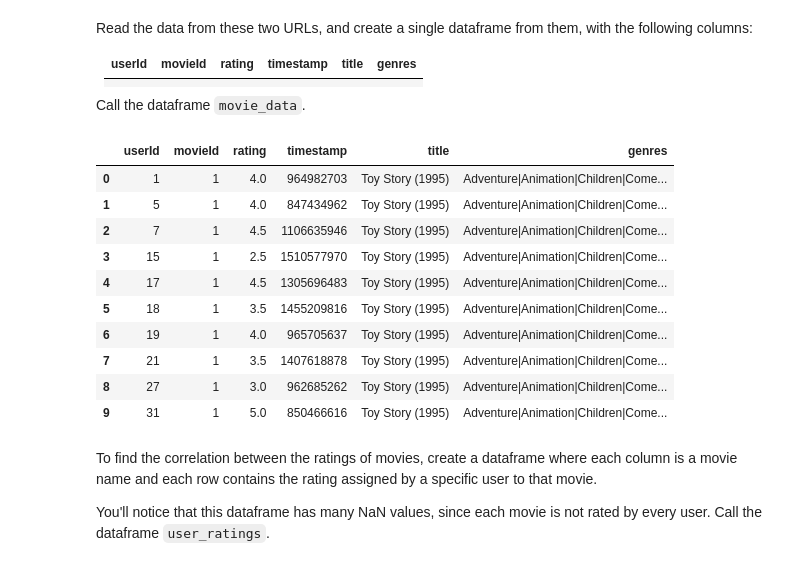
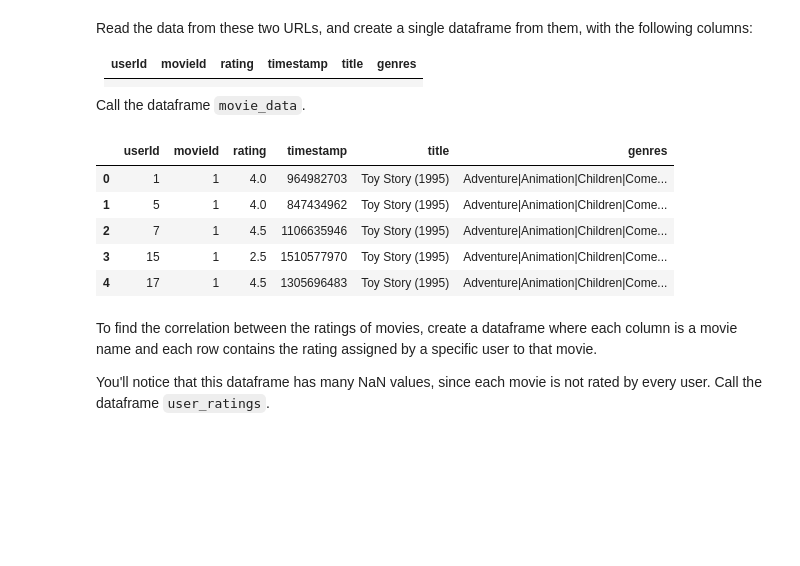
Before and after one commit to HadeelMous/PythonNotes, a Jupyter notebook: Courses/Data_Science/P01.ipynb, the cells around one changed output. Saved outputs shown, nothing was run; the diff lists cells and outputs as text; code cells hidden in the pictures; blank space fills up the shorter version.

```diff
--- a/Courses/Data_Science/P01.ipynb
+++ b/Courses/Data_Science/P01.ipynb
@@ -1201,25 +1239,20 @@ Call the dataframe `movie_data`.
 # %%
 # your code goes here
 """ load datasets """
 ratings = pd.read_csv(url1)
 movies  = pd.read_csv(url2)
 movie_data = pd.merge(ratings, movies, how = 'inner', on = 'movieId')
-display(movie_data.head(10))
+display(movie_data.head())
 
 """ free memory """
 del(ratings, movies)
 # %% [output]
 |  | userId | movieId | rating | timestamp | title | genres |
 | 0 | 1 | 1 | 4.0 | 964982703 | Toy Story (1995) | Adventure|Animation|Children|Come... |
 | 1 | 5 | 1 | 4.0 | 847434962 | Toy Story (1995) | Adventure|Animation|Children|Come... |
 | 2 | 7 | 1 | 4.5 | 1106635946 | Toy Story (1995) | Adventure|Animation|Children|Come... |
 | 3 | 15 | 1 | 2.5 | 1510577970 | Toy Story (1995) | Adventure|Animation|Children|Come... |
 | 4 | 17 | 1 | 4.5 | 1305696483 | Toy Story (1995) | Adventure|Animation|Children|Come... |
-| 5 | 18 | 1 | 3.5 | 1455209816 | Toy Story (1995) | Adventure|Animation|Children|Come... |
-| 6 | 19 | 1 | 4.0 | 965705637 | Toy Story (1995) | Adventure|Animation|Children|Come... |
-| 7 | 21 | 1 | 3.5 | 1407618878 | Toy Story (1995) | Adventure|Animation|Children|Come... |
-| 8 | 27 | 1 | 3.0 | 962685262 | Toy Story (1995) | Adventure|Animation|Children|Come... |
-| 9 | 31 | 1 | 5.0 | 850466616 | Toy Story (1995) | Adventure|Animation|Children|Come... |
 # %% [markdown]
 To find the correlation between the ratings of movies, create a dataframe where each column is a movie name and each row contains the rating assigned by a specific user to that movie.
 
```
Also changed, not shown: parts of 49 cells of this notebook, 2 other files.
